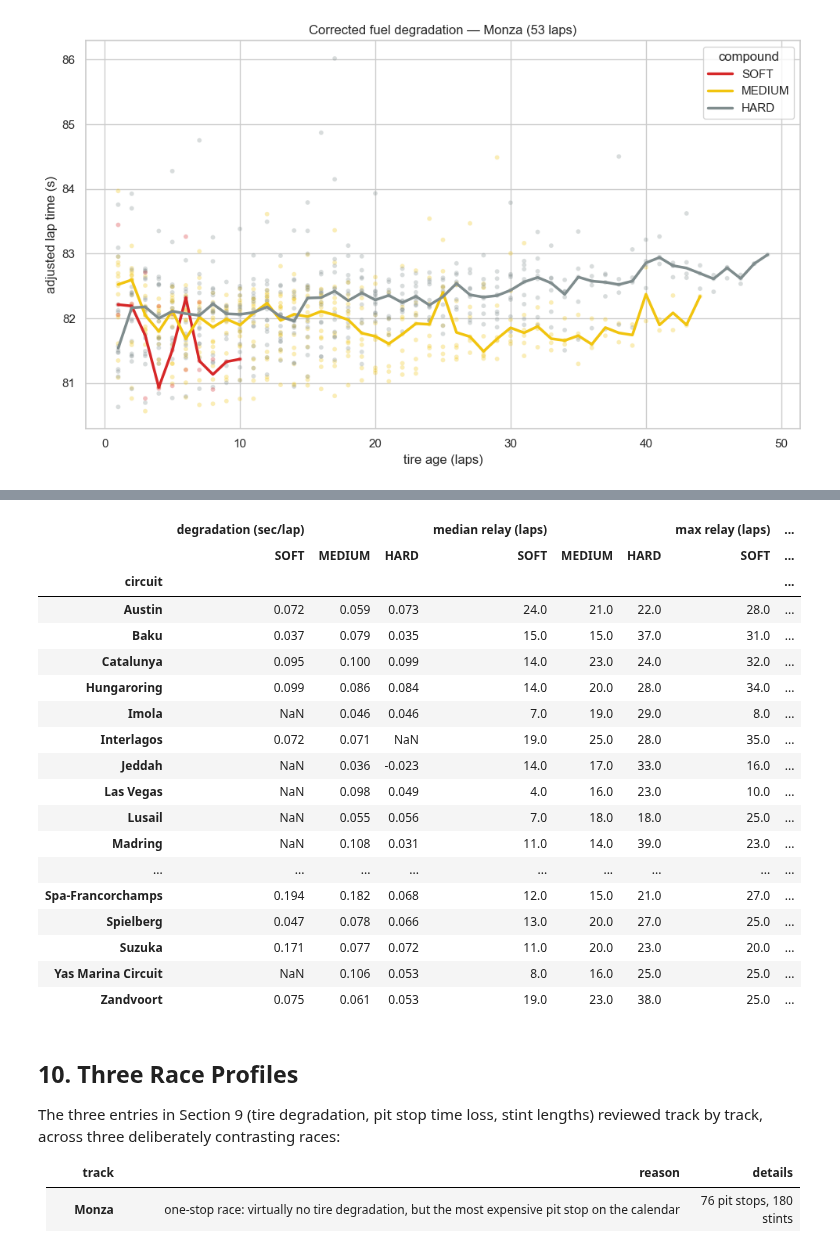
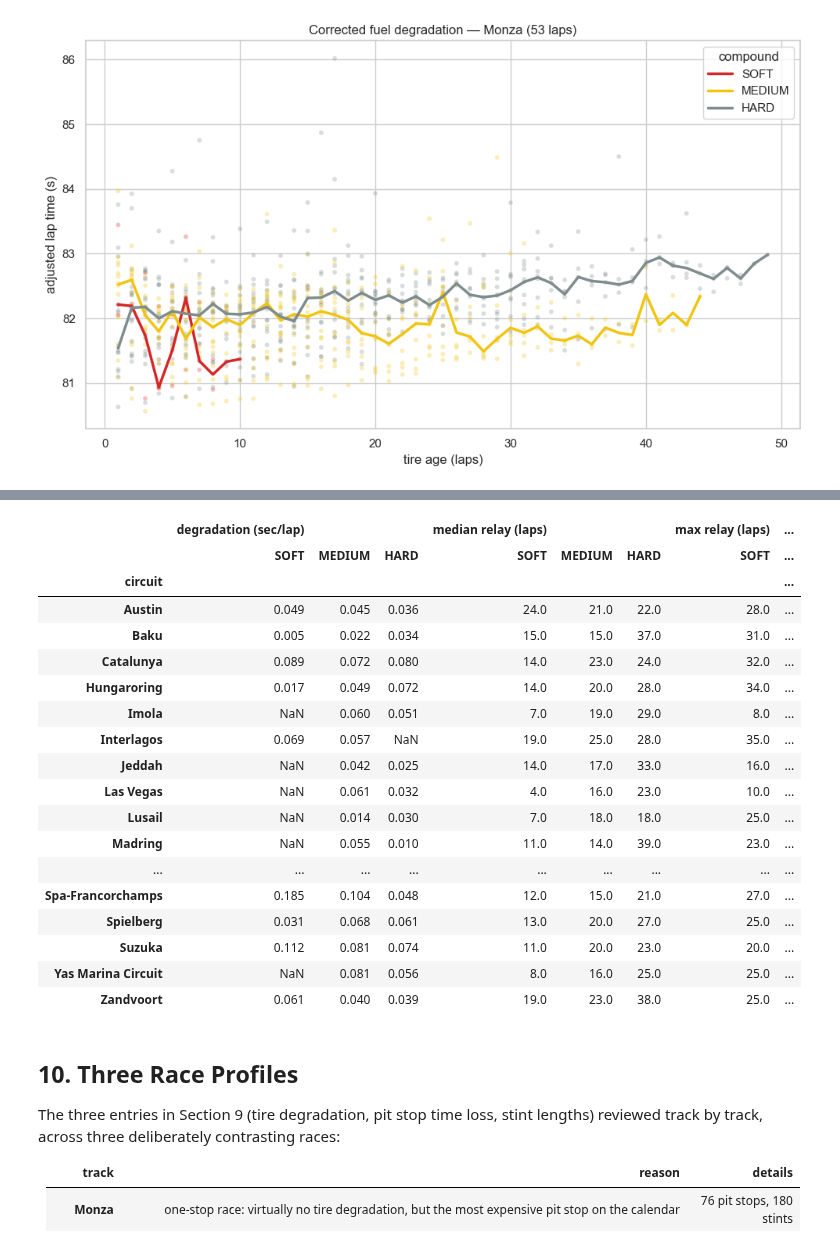
Before and after one commit to NathanLeDev/formula1-stint-optimizer, a Jupyter notebook: app/data-viz.ipynb, the cells around one changed output, grey strips where cells are left out. Saved outputs shown, nothing was run; the diff lists cells and outputs as text; code cells hidden in the pictures.

Commit message:
feat(add): data viz done

```diff
--- a/app/data-viz.ipynb
+++ b/app/data-viz.ipynb
@@ -184,10 +184,14 @@ and laps that are > 110% of the race's fastest lap (safety car, traffic, flags).
 # %%
 laps, stints, pit = data["laps"], data["stints"], data["pit"]
 
-laps = laps.merge(stints, on=["session_key", "driver_number"]).query(
-    "lap_start <= lap_number <= lap_end"
-).copy()
+# A lap shared by two stints (the pit lap closes one and opens the next) is kept once,
+# with the stint that ends: that lap was driven on the old tires.
+laps = (laps.merge(stints, on=["session_key", "driver_number"])
+        .query("lap_start <= lap_number <= lap_end")
+        .sort_values(["session_key", "driver_number", "lap_number", "stint_number"])
+        .drop_duplicates(["session_key", "driver_number", "lap_number"]).copy())
 laps["tyre_age"] = laps["tyre_age_at_start"] + laps["lap_number"] - laps["lap_start"]
+n_laps = len(laps)
 
 entrees_pit = set(map(tuple, pit[["session_key", "driver_number", "lap_number"]].values))
 cle = list(map(tuple, laps[["session_key", "driver_number", "lap_number"]].values))
@@ -197,6 +201,6 @@ laps = laps[laps["lap_duration"].notna() & ~laps["is_pit_out_lap"]
 laps["pace"] = laps["lap_duration"] / laps.groupby("session_key")["lap_duration"].transform("min")
 laps = laps[laps["pace"] <= 1.10]
 
-print(f"{len(laps)} clean laps on {len(laps)} ({len(laps) / len(laps):.0%})")
+print(f"{len(laps)} clean laps on {n_laps} ({len(laps) / n_laps:.0%})")
 laps["compound"].value_counts()
 # %% [output]
@@ -330,7 +334,7 @@ neutral = {(r.session_key, l) for r in sc[sc["start"]].itertuples()
 entry = set(zip(raw_stops.session_key, raw_stops.driver_number, raw_stops.lap_number))
 keys = pd.Series(list(zip(every_laps.session_key, every_laps.driver_number, every_laps.lap_number)),
                  index=every_laps.index)
-clean = every_laps[every_laps["lap_duration"].notna() & ~every_laps["is_pit_out_lap"] & ~keys.isin(every_laps)]
+clean = every_laps[every_laps["lap_duration"].notna() & ~every_laps["is_pit_out_lap"] & ~keys.isin(entry)]
 clean = clean[clean["lap_duration"]
                   <= 1.10 * clean.groupby("session_key")["lap_duration"].transform("min")]
 
@@ -419,67 +433,91 @@ raw_relays = get("stints", **region)
 
 base = clean[clean["session_key"].isin(dry["session_key"]) & (clean["lap_number"] > 1)]
 base = base[[(k, l) not in neutral for k, l in zip(base.session_key, base.lap_number)]]
-base = base.merge(raw_relays, on=["session_key", "driver_number"]).query("lap_start <= lap_number <= lap_end")
+# Same deduplication as in section 4: the pit lap belongs to the stint that ends.
+base = (base.merge(raw_relays, on=["session_key", "driver_number"])
+        .query("lap_start <= lap_number <= lap_end")
+        .sort_values(["session_key", "driver_number", "lap_number", "stint_number"])
+        .drop_duplicates(["session_key", "driver_number", "lap_number"]).copy())
 base["age"] = base["tyre_age_at_start"] + base["lap_number"] - base["lap_start"]
 base["circuit"] = base["session_key"].map(races.set_index("session_key")["circuit_short_name"])
 
+MIN_LAPS = 25   # per compound, below this no slope is estimated
+
+
 def ajuste(x):
-    """Least squares: a fuel slope + a degradation slope due to gum."""
-    compound = x["compound"].unique()
-    if len(compound) < 2 or len(x) < 25:
+    """Least squares over one race: a pace level per driver, an offset per compound,
+    a shared fuel slope, and one degradation slope per compound.
+
+    Fitted per race and not per driver: for a single driver, age is an affine function
+    of lap_number inside each stint, so adding an offset per compound makes fuel and
+    degradation collinear (the matrix loses one rank and the solution is arbitrary).
+    Drivers do not pit on the same laps, which is what separates the two effects.
+    """
+    n = x["compound"].value_counts()
+    compound = [g for g in n.index if n[g] >= MIN_LAPS]
+    x = x[x["compound"].isin(compound)]
+    if len(compound) < 2:
         return None
-    X = pd.DataFrame({"c": 1.0, "fuel": x["lap_number"]}
-                     | {gom: x["age"].where(x["compound"] == gom, 0) for gom in compound})
-    coef, *_ = np.linalg.lstsq(X.values, x["lap_duration"].values, rcond=None)
-    return pd.Series(coef[1:], index=["fuel", *compound])
+    X = pd.DataFrame(
+        {f"pace {d}": (x["driver_number"] == d).astype(float) for d in x["driver_number"].unique()}
+        | {f"offset {g}": (x["compound"] == g).astype(float) for g in compound[1:]}
+        | {"fuel": x["lap_number"]}
+        | {g: x["age"].where(x["compound"] == g, 0.0) for g in compound})
+    coef, _, rank, _ = np.linalg.lstsq(X.values, x["lap_duration"].values, rcond=None)
+    if rank < X.shape[1]:        # collinear design: no unique solution
+        return None
+    return pd.Series(coef, index=X.columns)[["fuel", *compound]]
 
-fits = (base.groupby(["circuit", "session_key", "driver_number"])
-        [["lap_number", "age", "compound", "lap_duration"]].apply(ajuste).reset_index())
-fits.columns = ["circuit", "session_key", "driver_number", "param", "value"]
+
+fits = (base.groupby(["circuit", "session_key"])
+        [["driver_number", "lap_number", "age", "compound", "lap_duration"]].apply(ajuste).reset_index())
+fits.columns = ["circuit", "session_key", "param", "value"]
 
 SECS = ["SOFT", "MEDIUM", "HARD"]
-n_fits = fits.pivot_table(index="circuit", columns="param", values="value", aggfunc="size")
-deg = fits.pivot_table(index="circuit", columns="param", values="value", aggfunc="median")
-deg = deg[SECS].where(n_fits[SECS] >= 10)
-
 relays = base.drop_duplicates(["session_key", "driver_number", "stint_number"]).assign(
     n_laps=lambda d: d["lap_end"] - d["lap_start"] + 1)
+
 
 def length(f):
     return relays.pivot_table(index="circuit", columns="compound", values="n_laps",
                               aggfunc=f).reindex(columns=SECS)
+
+
+deg = fits.pivot_table(index="circuit", columns="param", values="value",
+                       aggfunc="median").reindex(columns=SECS)
+deg = deg.where(length("size").reindex(index=deg.index, columns=SECS).fillna(0) >= 10)
 
 reference = pd.concat({
     "degradation (sec/lap)": deg.round(3),
     "median relay (laps)": length("median").round(0),
     "max relay (laps)": length("max"),
     "race": pd.DataFrame({
         "pit stop (s)": loss["mean"].round(1),
         "fuel (s/tour)": fits.query("param == 'fuel'").groupby("circuit")["value"].median().round(3),
     }),
 }, axis=1)
 reference.to_csv("data/reference_circuits.csv")
 reference
 # %% [output]
 |  | degradation (sec/lap) |  |  | median relay (laps) |  |  | max relay (laps) | ... |
 |  | SOFT | MEDIUM | HARD | SOFT | MEDIUM | HARD | SOFT | ... |
 | circuit |  |  |  |  |  |  |  | ... |
-| Austin | 0.072 | 0.059 | 0.073 | 24.0 | 21.0 | 22.0 | 28.0 | ... |
-| Baku | 0.037 | 0.079 | 0.035 | 15.0 | 15.0 | 37.0 | 31.0 | ... |
-| Catalunya | 0.095 | 0.100 | 0.099 | 14.0 | 23.0 | 24.0 | 32.0 | ... |
-| Hungaroring | 0.099 | 0.086 | 0.084 | 14.0 | 20.0 | 28.0 | 34.0 | ... |
-| Imola | NaN | 0.046 | 0.046 | 7.0 | 19.0 | 29.0 | 8.0 | ... |
-| Interlagos | 0.072 | 0.071 | NaN | 19.0 | 25.0 | 28.0 | 35.0 | ... |
-| Jeddah | NaN | 0.036 | -0.023 | 14.0 | 17.0 | 33.0 | 16.0 | ... |
-| Las Vegas | NaN | 0.098 | 0.049 | 4.0 | 16.0 | 23.0 | 10.0 | ... |
-| Lusail | NaN | 0.055 | 0.056 | 7.0 | 18.0 | 18.0 | 25.0 | ... |
-| Madring | NaN | 0.108 | 0.031 | 11.0 | 14.0 | 39.0 | 23.0 | ... |
+| Austin | 0.049 | 0.045 | 0.036 | 24.0 | 21.0 | 22.0 | 28.0 | ... |
+| Baku | 0.005 | 0.022 | 0.034 | 15.0 | 15.0 | 37.0 | 31.0 | ... |
+| Catalunya | 0.089 | 0.072 | 0.080 | 14.0 | 23.0 | 24.0 | 32.0 | ... |
+| Hungaroring | 0.017 | 0.049 | 0.072 | 14.0 | 20.0 | 28.0 | 34.0 | ... |
+| Imola | NaN | 0.060 | 0.051 | 7.0 | 19.0 | 29.0 | 8.0 | ... |
+| Interlagos | 0.069 | 0.057 | NaN | 19.0 | 25.0 | 28.0 | 35.0 | ... |
+| Jeddah | NaN | 0.042 | 0.025 | 14.0 | 17.0 | 33.0 | 16.0 | ... |
+| Las Vegas | NaN | 0.061 | 0.032 | 4.0 | 16.0 | 23.0 | 10.0 | ... |
+| Lusail | NaN | 0.014 | 0.030 | 7.0 | 18.0 | 18.0 | 25.0 | ... |
+| Madring | NaN | 0.055 | 0.010 | 11.0 | 14.0 | 39.0 | 23.0 | ... |
 | ... | ... | ... | ... | ... | ... | ... | ... | ... |
-| Spa-Francorchamps | 0.194 | 0.182 | 0.068 | 12.0 | 15.0 | 21.0 | 27.0 | ... |
-| Spielberg | 0.047 | 0.078 | 0.066 | 13.0 | 20.0 | 27.0 | 25.0 | ... |
-| Suzuka | 0.171 | 0.077 | 0.072 | 11.0 | 20.0 | 23.0 | 20.0 | ... |
-| Yas Marina Circuit | NaN | 0.106 | 0.053 | 8.0 | 16.0 | 25.0 | 25.0 | ... |
-| Zandvoort | 0.075 | 0.061 | 0.053 | 19.0 | 23.0 | 38.0 | 25.0 | ... |
+| Spa-Francorchamps | 0.185 | 0.104 | 0.048 | 12.0 | 15.0 | 21.0 | 27.0 | ... |
+| Spielberg | 0.031 | 0.068 | 0.061 | 13.0 | 20.0 | 27.0 | 25.0 | ... |
+| Suzuka | 0.112 | 0.081 | 0.074 | 11.0 | 20.0 | 23.0 | 20.0 | ... |
+| Yas Marina Circuit | NaN | 0.081 | 0.056 | 8.0 | 16.0 | 25.0 | 25.0 | ... |
+| Zandvoort | 0.061 | 0.040 | 0.039 | 19.0 | 23.0 | 38.0 | 25.0 | ... |
 # %% [markdown]
 ## 10. Three Race Profiles
 
```
Also changed, not shown: parts of 5 cells of this notebook.
